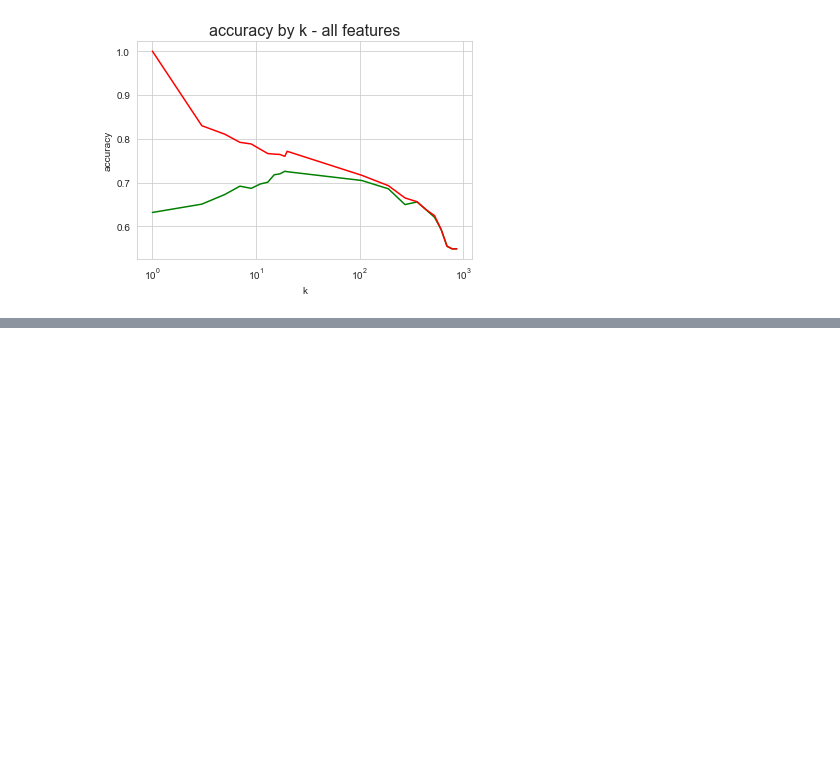
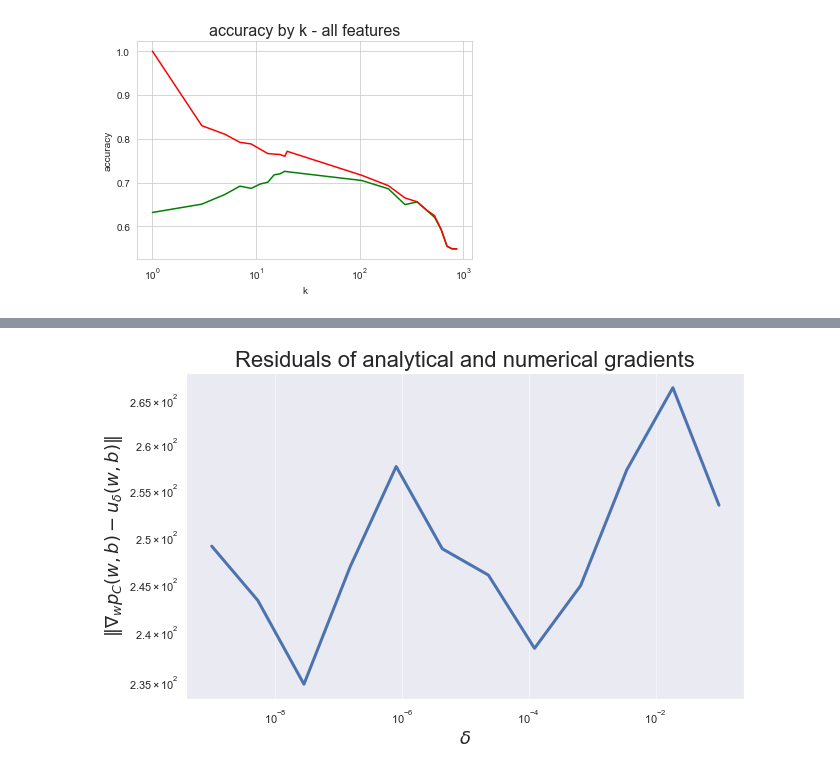
Before and after one commit to gottlieb-ofek/Major2_ML, a Jupyter notebook: 325012029-316351824.ipynb, the cells around one changed output, grey strips where cells are left out. Cells and saved outputs as stored; diff of their text form; code cells hidden in the pictures; blank space fills up the shorter version.

```diff
--- a/325012029-316351824.ipynb
+++ b/325012029-316351824.ipynb
@@ -272,3 +273,10 @@ def compare_gradients(X, y, deltas, C=1, REPEATS=100, figsize=(10, 6)):
 
     plt.grid(alpha=0.5)
     plt.show()
+# %%
+#(Q10)
+df_features = train_df_prepared[["PCR_01", "PCR_02"]].to_numpy()
+df_labels = train_df_prepared[["spread"]].to_numpy()
+compare_gradients(df_features, df_labels, deltas=np.logspace(-9, -1, 12))
+# %% [output]
+[figure, added]
```
Also changed, not shown: parts of 6 cells of this notebook, 1 other file.
